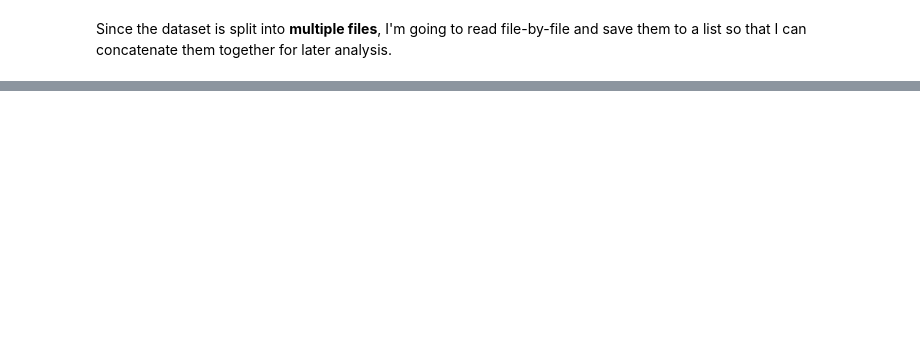
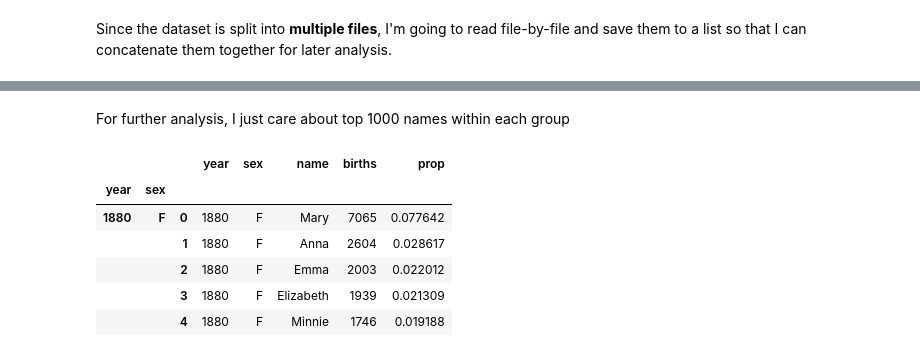
Before and after one commit to dangtna1/US-baby-names-1880-2023, a Jupyter notebook: names-analysis.ipynb, the cells around one changed output, grey strips where cells are left out. Saved outputs shown, nothing was run; the diff lists cells and outputs as text; code cells hidden in the pictures; blank space fills up the shorter version.

```diff
--- a/names-analysis.ipynb
+++ b/names-analysis.ipynb
@@ -25,0 +45,10 @@ names.head()
+# %%
+# create a function to calculate the fraction for a particular name
+
+def add_prop(group):
+    group['prop'] = group['births'] / group['births'].sum()
+    return group
+
+# apply the function to each group of year-sex combination
+names = names.groupby(['year', 'sex']).apply(add_prop, include_groups=False).reset_index(level=['year', 'sex'])
+names.head()
@@ -25,0 +80,16 @@ names.head()
+# %% [markdown]
+For further analysis, I just care about top 1000 names within each group
+# %%
+def get_top1000(group):
+    return group.sort_values('births', ascending=False)[:1000]
+top_1000 = names.groupby(['year', 'sex']).apply(get_top1000)
+
+top_1000.head()
+# %% [output]
+|  |  |  | year | sex | name | births | prop |
+| year | sex |  |  |  |  |  |  |
+| 1880 | F | 0 | 1880 | F | Mary | 7065 | 0.077642 |
+|  |  | 1 | 1880 | F | Anna | 2604 | 0.028617 |
+|  |  | 2 | 1880 | F | Emma | 2003 | 0.022012 |
+|  |  | 3 | 1880 | F | Elizabeth | 1939 | 0.021309 |
+|  |  | 4 | 1880 | F | Minnie | 1746 | 0.019188 |
```
Also changed, not shown: parts of 15 cells of this notebook.
